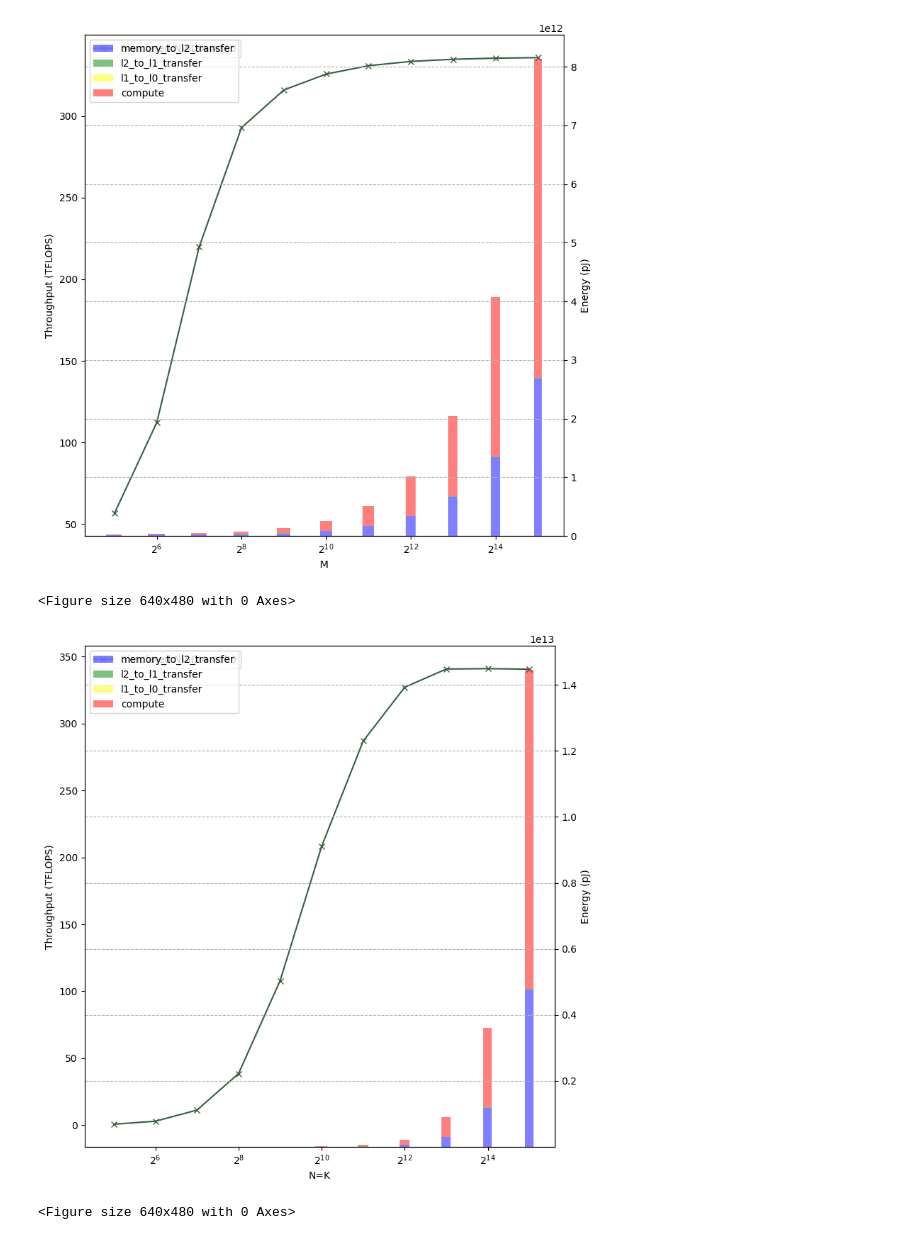
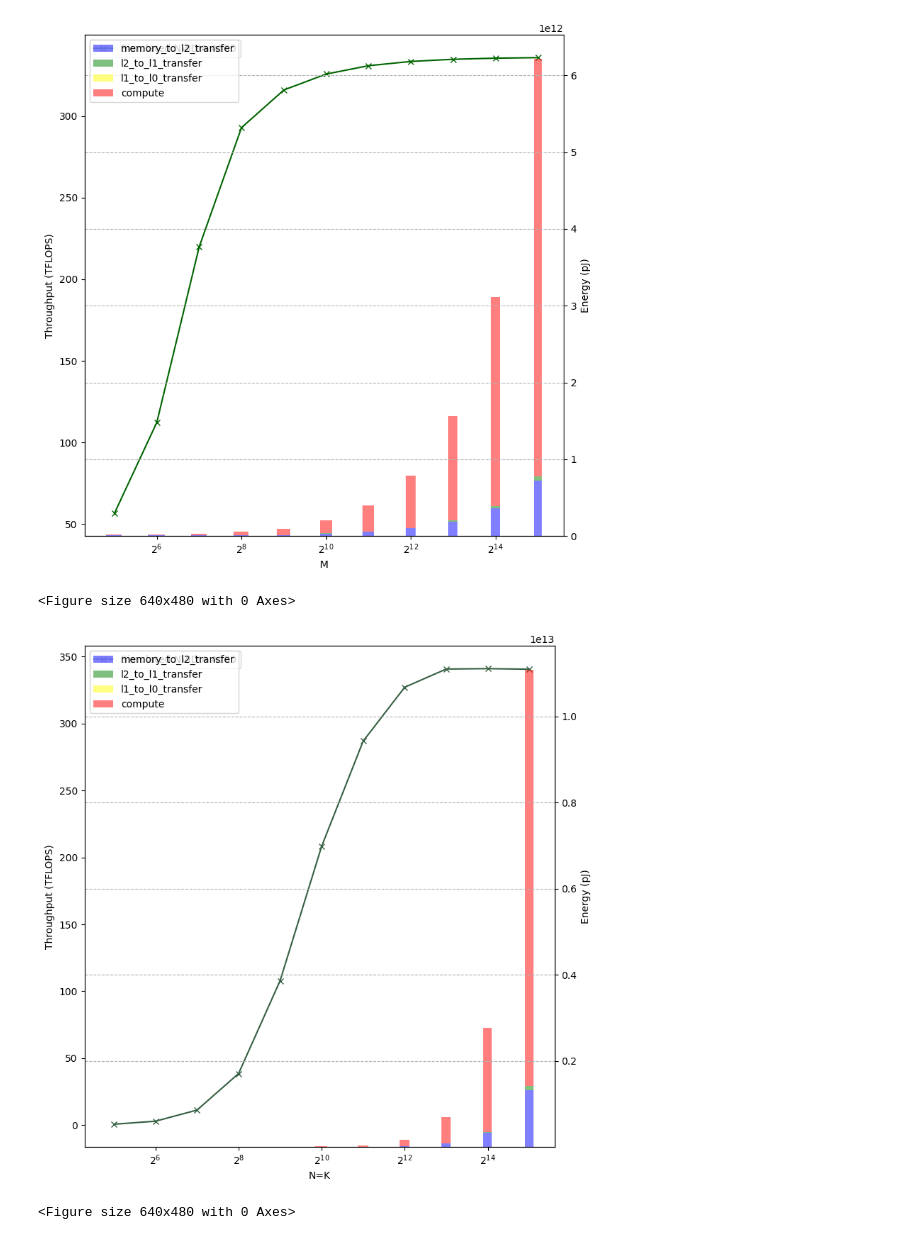
Before and after one commit to zihanpan8378/LLMCompass, a Jupyter notebook: ae/energy_experiments/plot_matmul.ipynb, the cells around one changed output. Cells and saved outputs as stored; diff of their text form; code cells hidden in the pictures.

```diff
--- a/ae/energy_experiments/plot_matmul.ipynb
+++ b/ae/energy_experiments/plot_matmul.ipynb
@@ -4,13 +4,13 @@ import matplotlib.pyplot as plt
 import seaborn as sns
 import numpy as np
 
-matmul_A100_sim = pd.read_csv(
-    "matmul_A100_sim.csv", header=None, names=["M", "N", "K", "latency", "throughput", "total", "memory_to_l2_transfer", "l2_to_l1_transfer", "l1_to_l0_transfer", "compute"]
+matmul_gpu_sim = pd.read_csv(
+    "matmul_RTX4090_sim.csv", header=None, names=["M", "N", "K", "latency", "throughput", "power", "total", "memory_to_l2_transfer", "l2_to_l1_transfer", "l1_to_l0_transfer", "compute"]
 )
-matmul_A100_sim["throughput"] = (
-    matmul_A100_sim["throughput"].str.extract(r"(\d+\.?\d*)").astype(float)
+matmul_gpu_sim["throughput"] = (
+    matmul_gpu_sim["throughput"].str.extract(r"(\d+\.?\d*)").astype(float)
 )
-matmul_A100_sim.set_index(["M", "N", "K"], inplace=True)
+matmul_gpu_sim.set_index(["M", "N", "K"], inplace=True)
 
 color_NV = sns.color_palette("Greens_d", 4)[1:]
 # %%
@@ -24,42 +24,42 @@ energy_GPU_sim_list = [[] for _ in range(4)]
 for M in range(5, 16):
     M = 2**M
     M_list.append(M)
-    throughput_GPU_sim_list.append(matmul_A100_sim.loc[(M, N, K), "throughput"])
-    energy_GPU_sim_list[0].append(matmul_A100_sim.loc[(M, N, K), "memory_to_l2_transfer"])
-    energy_GPU_sim_list[1].append(matmul_A100_sim.loc[(M, N, K), "l2_to_l1_transfer"])
-    energy_GPU_sim_list[2].append(matmul_A100_sim.loc[(M, N, K), "l1_to_l0_transfer"])
-    energy_GPU_sim_list[3].append(matmul_A100_sim.loc[(M, N, K), "compute"])
+    throughput_GPU_sim_list.append(matmul_gpu_sim.loc[(M, N, K), "throughput"])
+    energy_GPU_sim_list[0].append(matmul_gpu_sim.loc[(M, N, K), "memory_to_l2_transfer"])
+    energy_GPU_sim_list[1].append(matmul_gpu_sim.loc[(M, N, K), "l2_to_l1_transfer"])
+    energy_GPU_sim_list[2].append(matmul_gpu_sim.loc[(M, N, K), "l1_to_l0_transfer"])
+    energy_GPU_sim_list[3].append(matmul_gpu_sim.loc[(M, N, K), "compute"])
 
 fig, ax1 = plt.subplots(figsize=(8, 8))
 
 ax1.set_xscale("log", base=2)
 ax1.set_xlabel("M")
 
-ax1.plot(M_list, throughput_GPU_sim_list, marker="x", label="Simulated NVIDIA A100", color=color_NV[2])
+ax1.plot(M_list, throughput_GPU_sim_list, marker="x", label="Simulated NVIDIA A100", color='darkgreen')
 ax1.set_ylabel('Throughput (TFLOPS)')
 
 ax2 = ax1.twinx()
 #ax2.set_yscale("log")
 M_list = np.array(M_list)
 bar_widths = ((M_list - 2**4) * 2) / np.log2(M_list - 2**4)
 ax2.bar(M_list, energy_GPU_sim_list[0], width=bar_widths, label='memory_to_l2_transfer', color='blue', alpha=0.5)
 bottom = energy_GPU_sim_list[0]
 ax2.bar(M_list, energy_GPU_sim_list[1], width=bar_widths, bottom=bottom, label='l2_to_l1_transfer', color='green', alpha=0.5)
 bottom = [i + j for i, j in zip(bottom, energy_GPU_sim_list[1])]
 ax2.bar(M_list, energy_GPU_sim_list[2], width=bar_widths, bottom=bottom, label='l1_to_l0_transfer', color='yellow', alpha=0.5)
 bottom = [i + j for i, j in zip(bottom, energy_GPU_sim_list[2])]
 ax2.bar(M_list, energy_GPU_sim_list[3], width=bar_widths, bottom=bottom, label='compute', color='red', alpha=0.5)
 ax2.set_ylabel('Energy (pJ)')
 
 ax1.legend(loc='upper left')
 ax2.legend(loc='upper left')
 
 plt.grid(True, which="both", ls="--", c="0.7")  # Adding a grid for better readability
 plt.tight_layout()
 plt.show()
 plt.savefig("figure5b.pdf", bbox_inches="tight", pad_inches=0.01, dpi=300)
 # %% [output]
-[figure, old version]
+[figure, new version]
 <Figure size 640x480 with 0 Axes>
 # %%
 
@@ -72,11 +72,11 @@ for K in range(5, 16):
     K = 2**K
     N = K
     K_list.append(K)
-    throughput_GPU_sim_list.append(matmul_A100_sim.loc[(M, N, K), "throughput"])
-    energy_GPU_sim_list[0].append(matmul_A100_sim.loc[(M, N, K), "memory_to_l2_transfer"])
-    energy_GPU_sim_list[1].append(matmul_A100_sim.loc[(M, N, K), "l2_to_l1_transfer"])
-    energy_GPU_sim_list[2].append(matmul_A100_sim.loc[(M, N, K), "l1_to_l0_transfer"])
-    energy_GPU_sim_list[3].append(matmul_A100_sim.loc[(M, N, K), "compute"])
+    throughput_GPU_sim_list.append(matmul_gpu_sim.loc[(M, N, K), "throughput"])
+    energy_GPU_sim_list[0].append(matmul_gpu_sim.loc[(M, N, K), "memory_to_l2_transfer"])
+    energy_GPU_sim_list[1].append(matmul_gpu_sim.loc[(M, N, K), "l2_to_l1_transfer"])
+    energy_GPU_sim_list[2].append(matmul_gpu_sim.loc[(M, N, K), "l1_to_l0_transfer"])
+    energy_GPU_sim_list[3].append(matmul_gpu_sim.loc[(M, N, K), "compute"])
 
 fig, ax1 = plt.subplots(figsize=(8, 8))
 
@@ -107,5 +107,5 @@ plt.tight_layout()
 plt.show()
 plt.savefig("figure5a.pdf", bbox_inches="tight", pad_inches=0.01, dpi=300)
 # %% [output]
-[figure, old version]
+[figure, new version]
 <Figure size 640x480 with 0 Axes>
```
